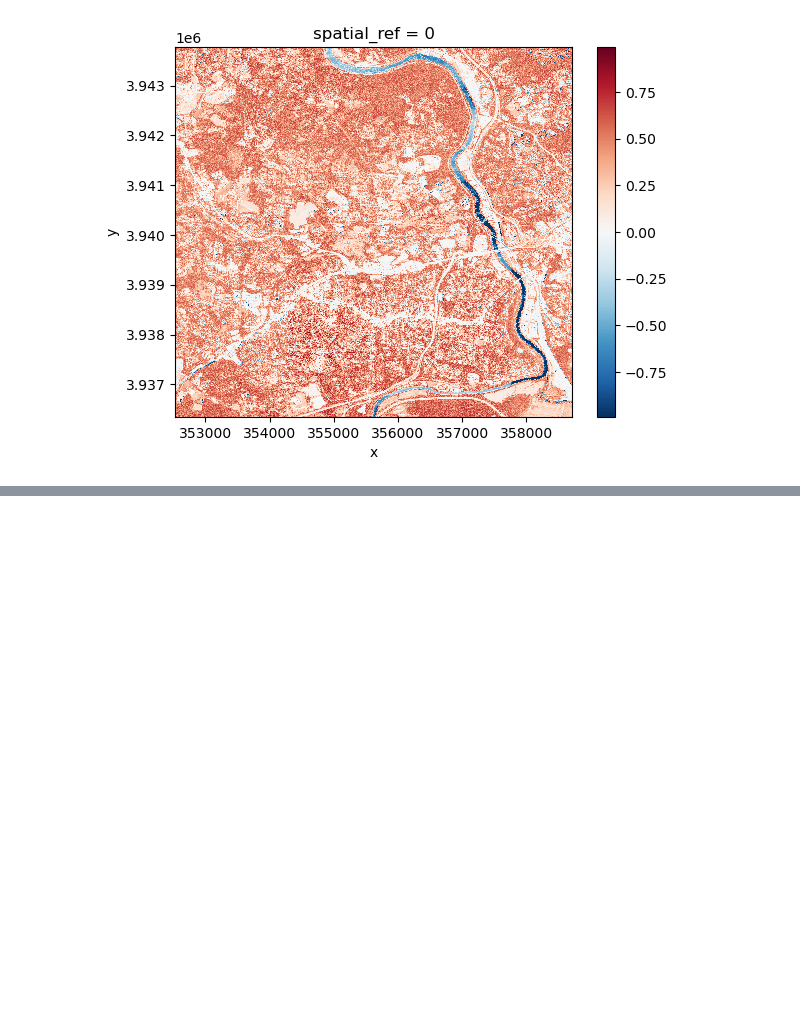
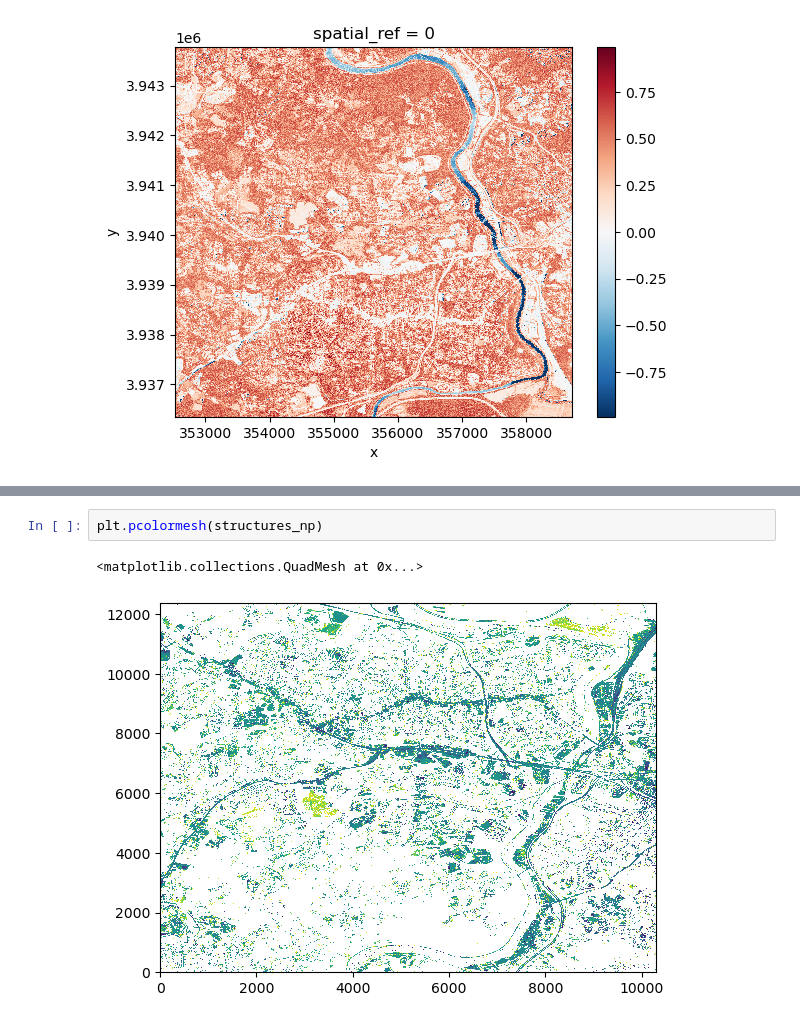
Before and after one commit to phagocyt0sis/408, a Jupyter notebook: hw4/identify_structures.ipynb, the cells around one changed output, grey strips where cells are left out. Drawn from its saved outputs; the diff is of its cells as text; blank space fills up the shorter version.

```diff
--- a/hw4/identify_structures.ipynb
+++ b/hw4/identify_structures.ipynb
@@ -45,0 +72,5 @@ AttributeError: module 'rioxarray' has no attribute 'where'
+# %%
+plt.pcolormesh(structures_np)
+# %% [output]
+<matplotlib.collections.QuadMesh at 0x...>
+[figure, added]
```
Also changed, not shown: parts of 8 cells of this notebook, 2 other files.
